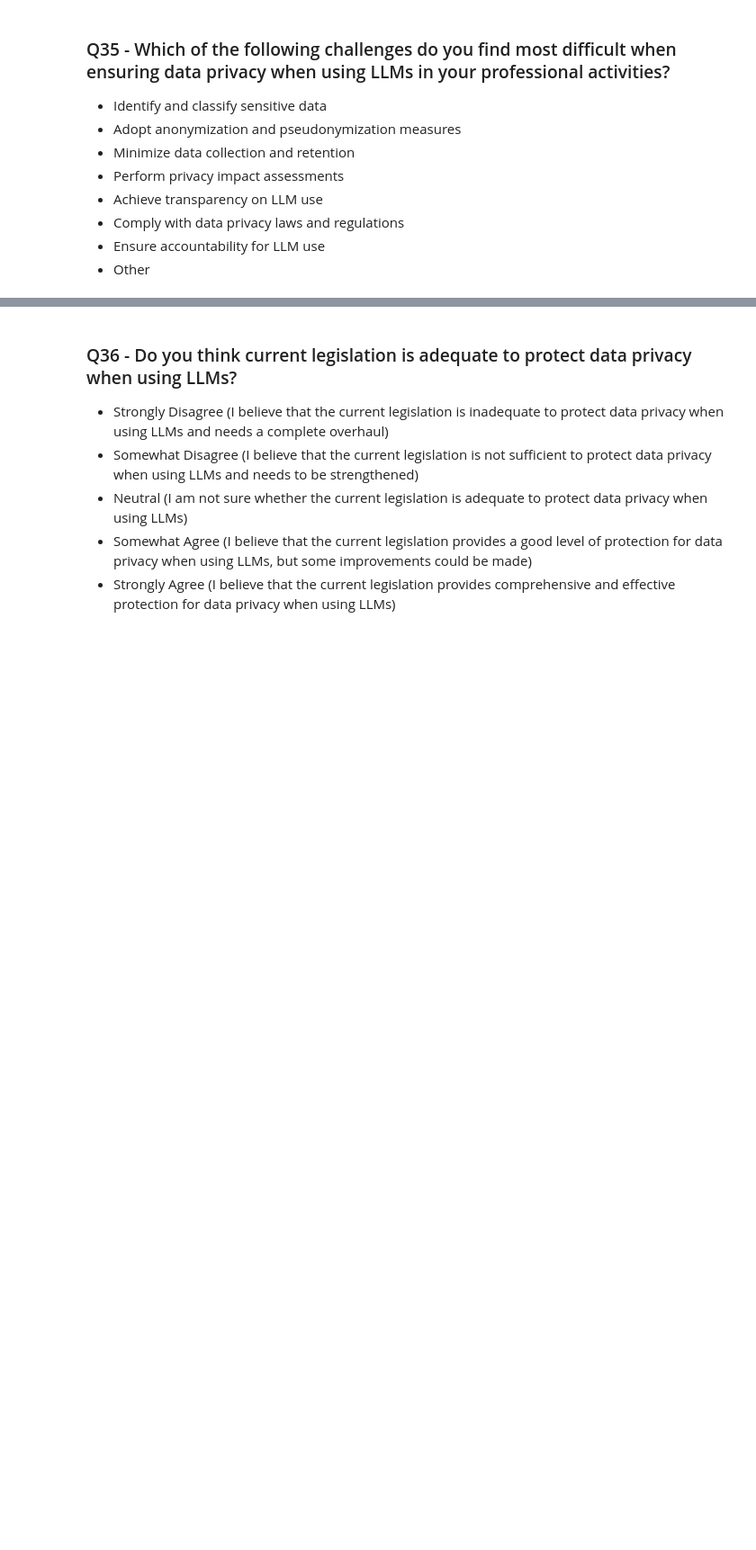
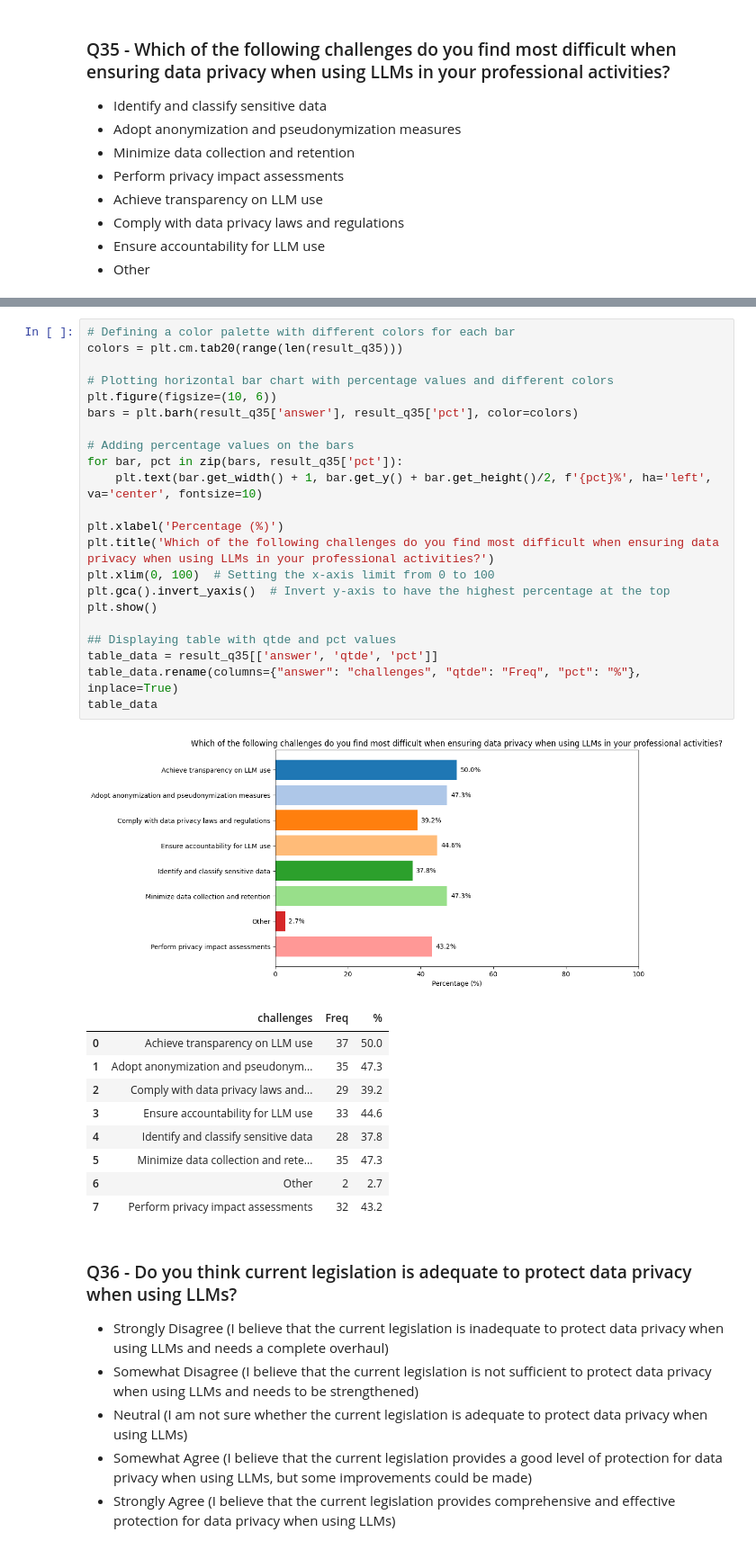
Before and after one commit to fabianumfalco/perception_br_devs_data_privacy_llm, a Jupyter notebook: data_analysis_survey.ipynb, the cells around one changed output, grey strips where cells are left out. Shown at 90% size. Cells and saved outputs as stored; diff of their text form; blank space fills up the shorter version.

```diff
--- a/data_analysis_survey.ipynb
+++ b/data_analysis_survey.ipynb
@@ -2642,3 +2679,36 @@ table_data
+# %%
+# Defining a color palette with different colors for each bar
+colors = plt.cm.tab20(range(len(result_q35)))
+
+# Plotting horizontal bar chart with percentage values and different colors
+plt.figure(figsize=(10, 6))
+bars = plt.barh(result_q35['answer'], result_q35['pct'], color=colors)
+
+# Adding percentage values on the bars
+for bar, pct in zip(bars, result_q35['pct']):
+    plt.text(bar.get_width() + 1, bar.get_y() + bar.get_height()/2, f'{pct}%', ha='left', va='center', fontsize=10)
+
+plt.xlabel('Percentage (%)')
+plt.title('Which of the following challenges do you find most difficult when ensuring data privacy when using LLMs in your professional activities?')
+plt.xlim(0, 100)  # Setting the x-axis limit from 0 to 100
+plt.gca().invert_yaxis()  # Invert y-axis to have the highest percentage at the top
+plt.show()
+
+## Displaying table with qtde and pct values
+table_data = result_q35[['answer', 'qtde', 'pct']]
+table_data.rename(columns={"answer": "challenges", "qtde": "Freq", "pct": "%"}, inplace=True)
+table_data
+# %% [output]
+[figure, added]
+|  | challenges | Freq | % |
+| 0 | Achieve transparency on LLM use | 37 | 50.0 |
+| 1 | Adopt anonymization and pseudonym... | 35 | 47.3 |
+| 2 | Comply with data privacy laws and... | 29 | 39.2 |
+| 3 | Ensure accountability for LLM use | 33 | 44.6 |
+| 4 | Identify and classify sensitive data | 28 | 37.8 |
+| 5 | Minimize data collection and rete... | 35 | 47.3 |
+| 6 | Other | 2 | 2.7 |
+| 7 | Perform privacy impact assessments | 32 | 43.2 |
 # %% [markdown]
 ### Q36 - Do you think current legislation is adequate to protect data privacy when using LLMs?
 - Strongly Disagree (I believe that the current legislation is inadequate to protect data privacy when using LLMs and needs a complete overhaul)
```
Also changed, not shown: parts of 15 cells of this notebook.
